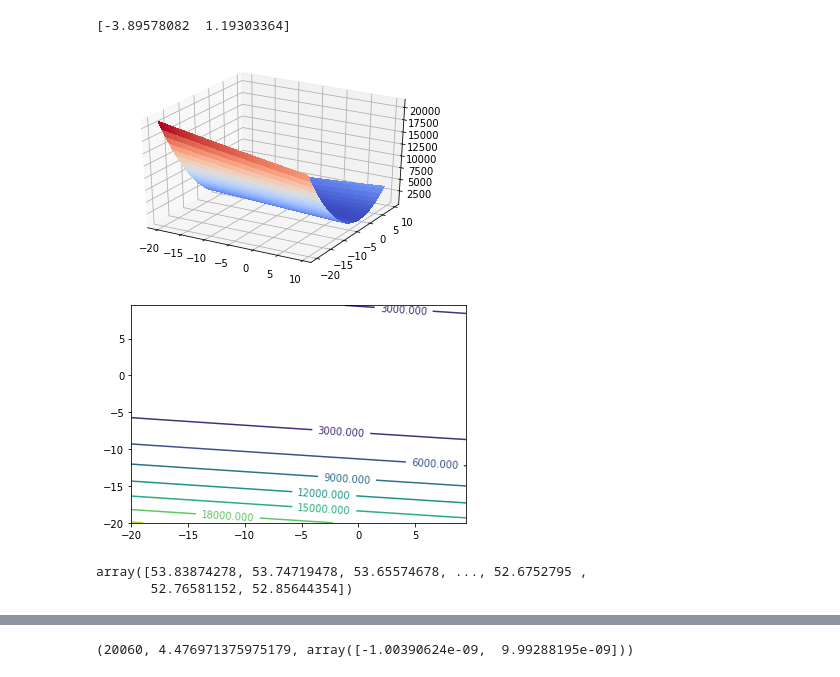
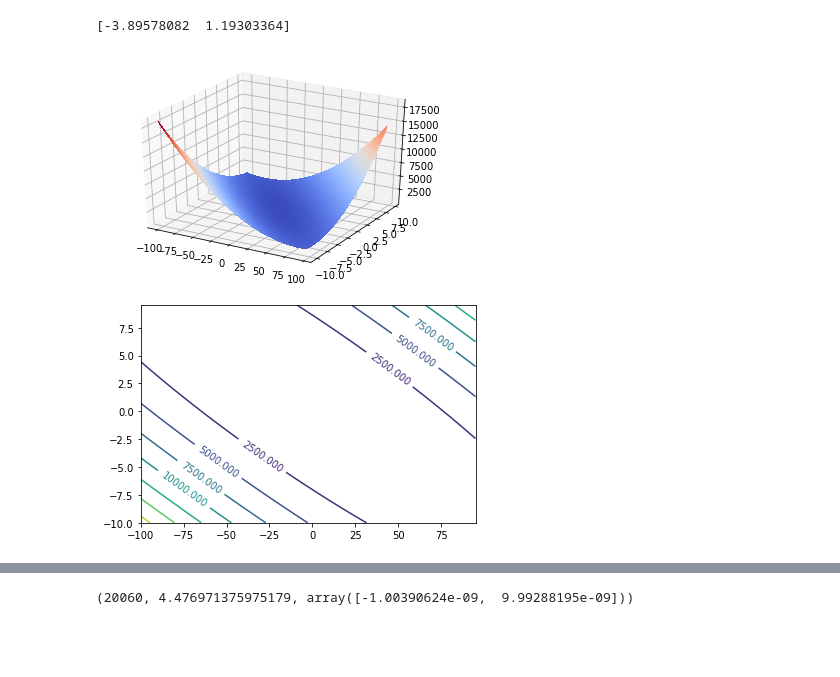
Before and after one commit to ByMyTry/MO_3sem, a Jupyter notebook: laba1/laba1.ipynb, the cells around one changed output, grey strips where cells are left out. Saved outputs shown, nothing was run; the diff lists cells and outputs as text; code cells hidden in the pictures; blank space fills up the shorter version.

```diff
--- a/laba1/laba1.ipynb
+++ b/laba1/laba1.ipynb
@@ -123,41 +123,34 @@ from mpl_toolkits.mplot3d import Axes3D
 from matplotlib import cm
 from matplotlib.ticker import LinearLocator, FormatStrFormatter
 
 fig = plt.figure()
 ax = fig.gca(projection='3d')
 
 # d1 = 2
 # d0 = 2
 
 # w1s = np.arange(-d1 + w1, d1 + w1, 0.01)
 # w0s = np.arange(-d0 + w0, d0 + w0, 0.01)
 
-w0s = np.arange(-20, 10, 0.5)
-w1s = np.arange(-20, 10, 0.5)
+w0s = np.arange(-100, 100, 5)
+w1s = np.arange(-10, 10, 0.5)
 
 w0s, w1s = np.meshgrid(w0s, w1s)
 
 losses = np.array([loss(LinearRegression(w=(w0_, w1_)).predict(data1), labels1)
                    for w0_, w1_ in zip(w0s.flatten(), w1s.flatten())])
 losses = losses.reshape(w1s.shape)
 
 surf = ax.plot_surface(w0s, w1s, losses, cmap=cm.coolwarm,
                        linewidth=0, antialiased=False)
 
 plt.show()
 
 
 fig, ax = plt.subplots()
 CS = ax.contour(w0s, w1s, losses)
 ax.clabel(CS, inline=1, fontsize=10)
 plt.show()
 # %% [output]
-[figure, old version]
+[figure, new version]
-[figure, old version]
+[figure, new version]
-# %%
-losses = np.array([loss(LinearRegression(w=(w0_, w1_)).predict(data1), labels1)
-                   for w0_, w1_ in zip(w0s.flatten(), w1s.flatten())])
-losses
-# %% [output]
-array([53.83874278, 53.74719478, 53.65574678, ..., 52.6752795 ,
-       52.76581152, 52.85644354])
```
Also changed, not shown: parts of 2 cells of this notebook.
